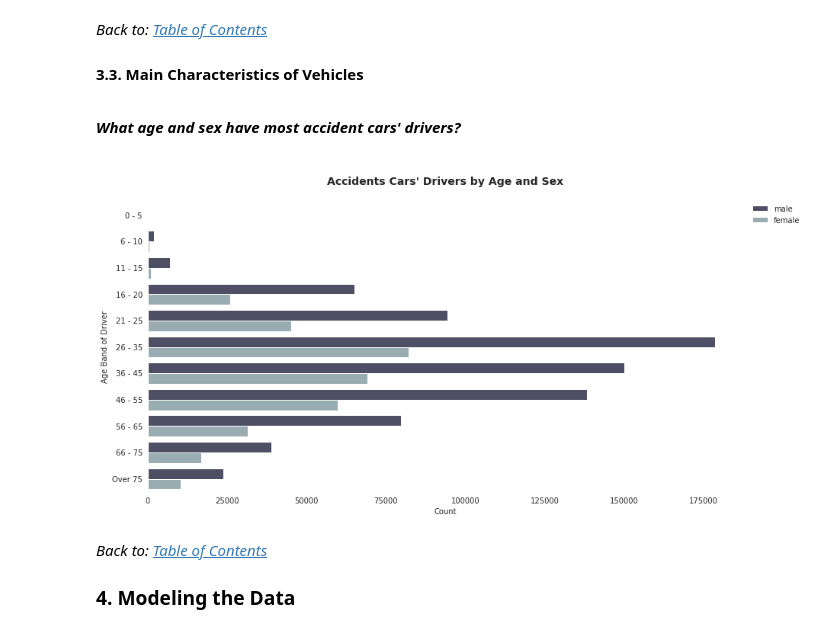
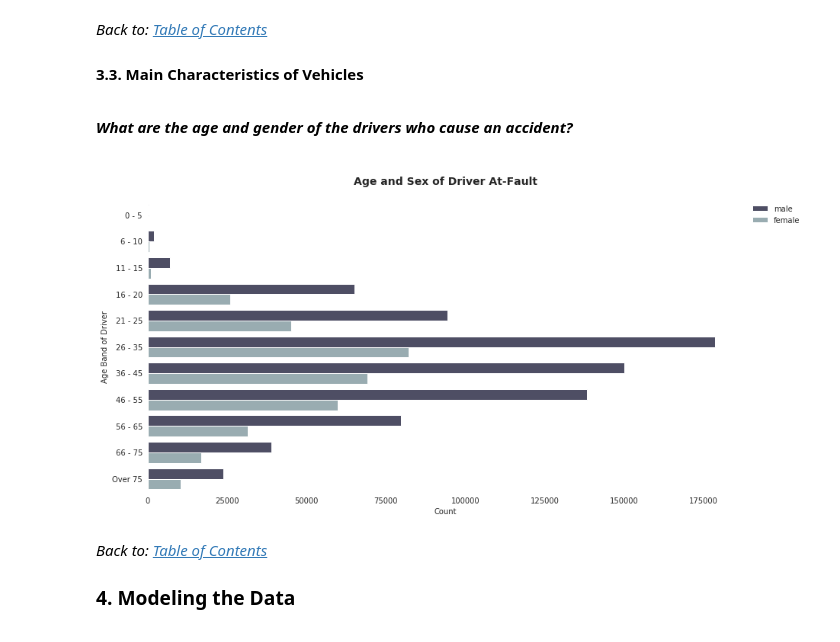
Before and after one commit to BrittaInData/Road-Safety-UK, a Jupyter notebook: Analysis_4_predicting_Accident_Severity.ipynb, the cells around one changed output. Drawn from its saved outputs; the diff is of its cells as text; code cells hidden in the pictures.

```diff
--- a/Analysis_4_predicting_Accident_Severity.ipynb
+++ b/Analysis_4_predicting_Accident_Severity.ipynb
@@ -484,8 +484,8 @@ sns.despine(top=True, right=True, left=True, bottom=True);
 <a id='3.3. Main Characteristics of Vehicles'></a>
 # %%
 #vehicles.describe().T
-# %% [markdown]
-***What age and sex have most accident cars' drivers?***
+# %% [markdown]
+***What are the age and gender of the drivers who cause an accident?***
 # %%
 # create a new dataframe
 drivers = vehicles.groupby(['Age_Band_of_Driver', 'Sex_of_Driver']).size().reset_index()
@@ -507,15 +507,15 @@ drivers['Age_Band_of_Driver'] = drivers['Age_Band_of_Driver'].map({1: '0 - 5', 2
 # %%
 # seaborn barplot
 fig, ax = plt.subplots(figsize=(14, 7))
 sns.barplot(y='Age_Band_of_Driver', x='Count', hue='Sex_of_Driver', data=drivers, palette='bone')
-ax.set_title('\nAccidents Cars\' Drivers by Age and Sex\n', fontsize=14, fontweight='bold')
+ax.set_title('\nAge and Sex of Driver At-Fault\n', fontsize=14, fontweight='bold')
 ax.set(xlabel='Count', ylabel='Age Band of Driver')
 ax.legend(bbox_to_anchor=(1.1, 1.), borderaxespad=0., frameon=False)
 
 # remove all spines
 sns.despine(top=True, right=True, left=True, bottom=True);
 # %% [output]
-[figure, old version]
+[figure, new version]
 # %% [markdown]
 *Back to: <a href='#Table of Contents'> Table of Contents</a>*
 ### 4. Modeling the Data
```
Also changed, not shown: parts of 9 cells of this notebook, 10 other files.
